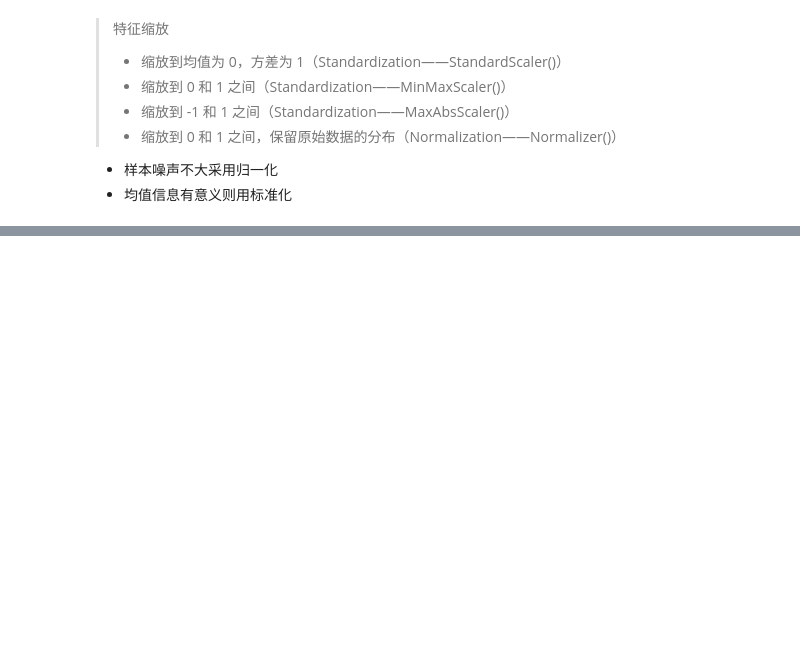
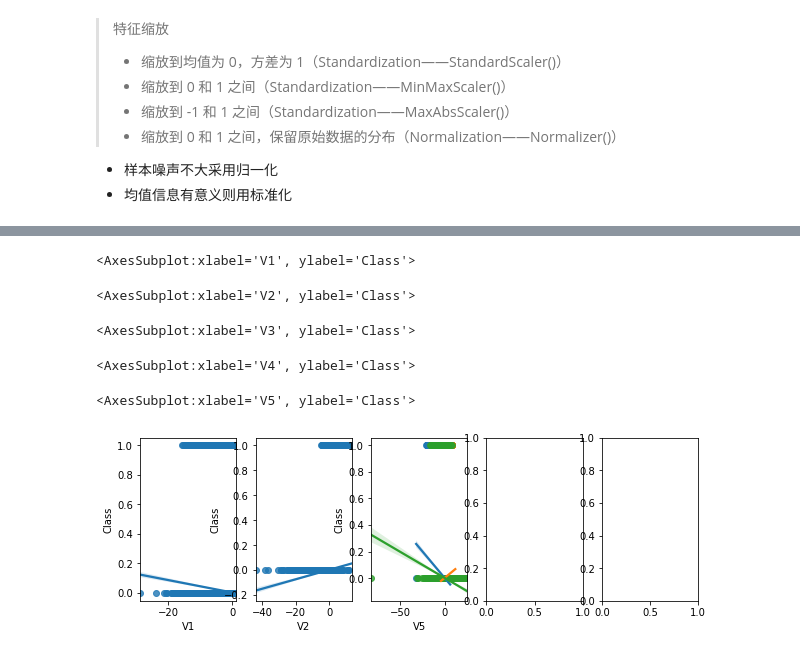
Before and after one commit to Giyn/CreditCardFraudDetection, a Jupyter notebook: EDA.ipynb, the cells around one changed output, grey strips where cells are left out. Drawn from its saved outputs; the diff is of its cells as text; code cells hidden in the pictures; blank space fills up the shorter version.

```diff
--- a/EDA.ipynb
+++ b/EDA.ipynb
@@ -87,0 +126,16 @@ standard_data.head()
+# %%
+fig, (ax1, ax2, ax3, ax4, ax5) = plt.subplots(ncols=5)
+fig.set_size_inches(10, 3)
+
+sns.regplot(x="V1", y="Class", data=standard_data, ax=ax1)
+sns.regplot(x="V2", y="Class", data=standard_data, ax=ax2)
+sns.regplot(x="V3", y="Class", data=standard_data, ax=ax3)
+sns.regplot(x="V4", y="Class", data=standard_data, ax=ax3)
+sns.regplot(x="V5", y="Class", data=standard_data, ax=ax3)
+# %% [output]
+<AxesSubplot:xlabel='V1', ylabel='Class'>
+<AxesSubplot:xlabel='V2', ylabel='Class'>
+<AxesSubplot:xlabel='V3', ylabel='Class'>
+<AxesSubplot:xlabel='V4', ylabel='Class'>
+<AxesSubplot:xlabel='V5', ylabel='Class'>
+[figure, added]
```
Also changed, not shown: parts of 5 cells of this notebook.
